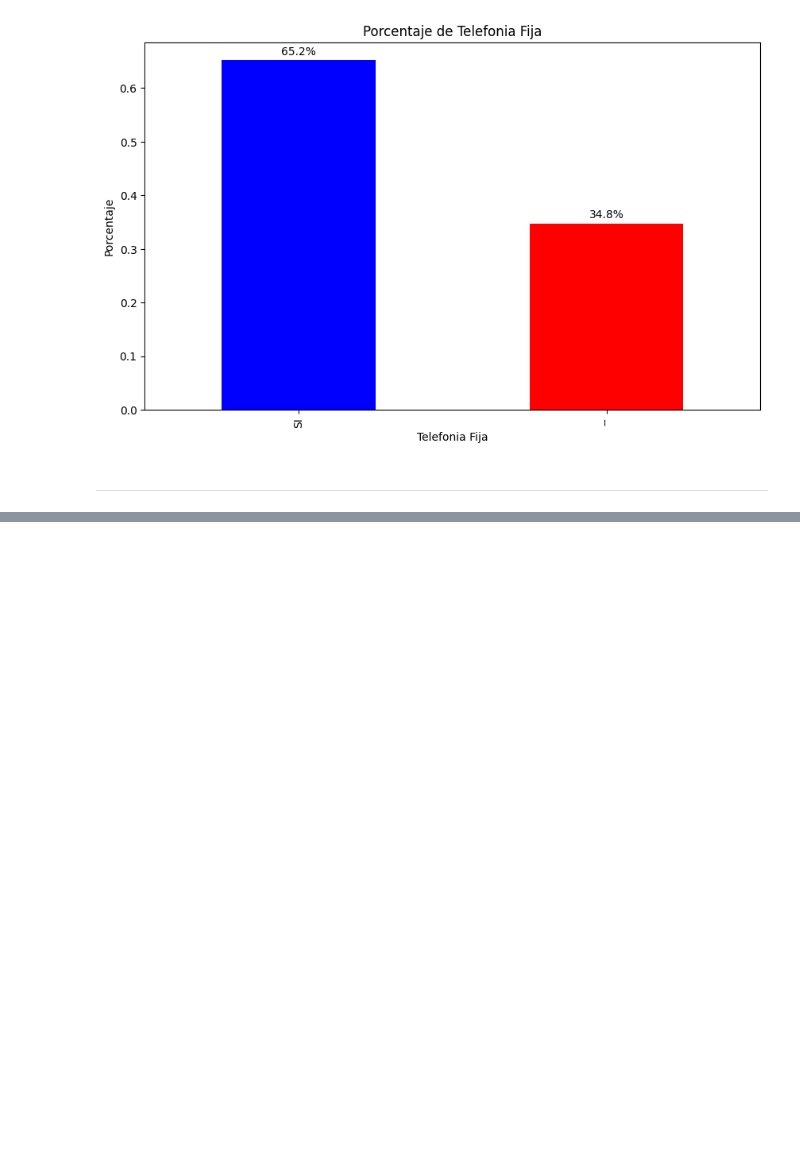
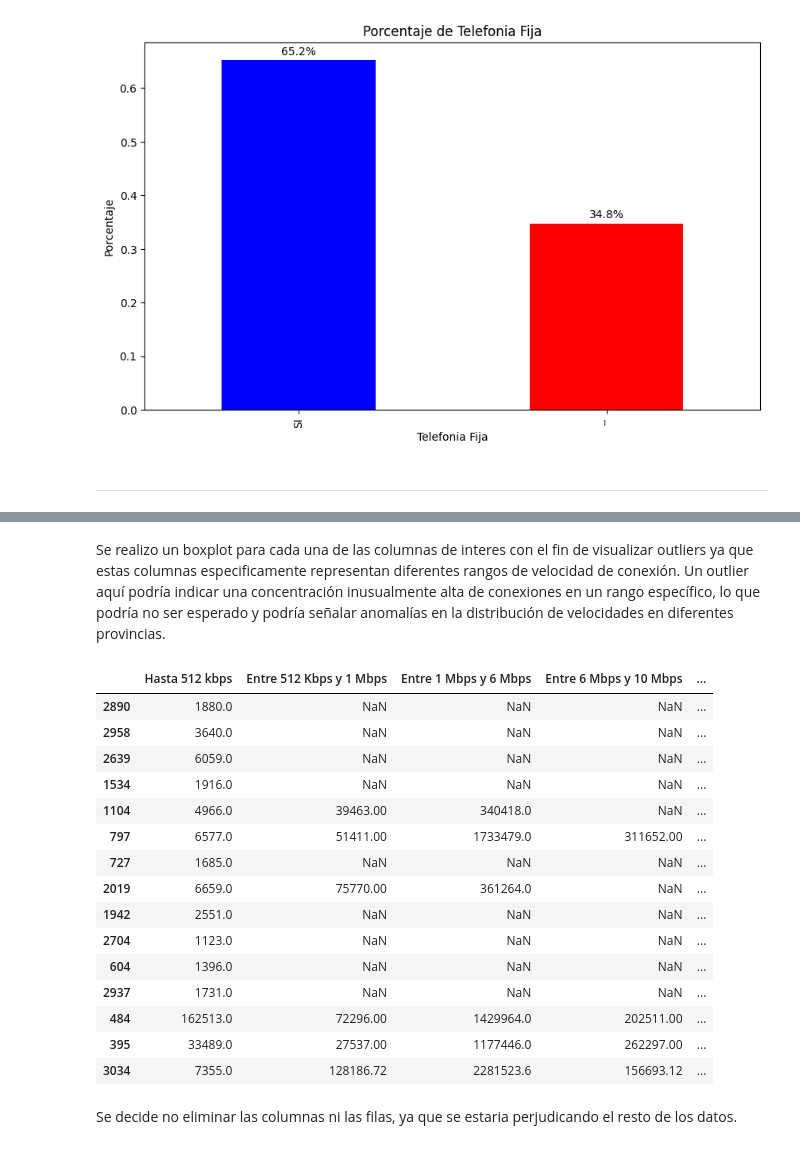
Before and after one commit to RomaDolcenera/PI2_enacom, a Jupyter notebook: EDA.ipynb, the cells around one changed output, grey strips where cells are left out. Drawn from its saved outputs; the diff is of its cells as text; code cells hidden in the pictures; blank space fills up the shorter version.

```diff
--- a/EDA.ipynb
+++ b/EDA.ipynb
@@ -549,0 +566,2 @@ plt.show()
+# %% [markdown]
+Se realizo un boxplot para cada una de las columnas de interes con el fin de visualizar outliers ya que estas columnas especificamente representan diferentes rangos de velocidad de conexión. Un outlier aquí podría indicar una concentración inusualmente alta de conexiones en un rango específico, lo que podría no ser esperado y podría señalar anomalías en la distribución de velocidades en diferentes provincias.
@@ -549,0 +580,22 @@ plt.show()
+# %%
+outliers = pd.read_csv('./outliers_detectados.csv')
+outliers.sample(15)
+# %% [output]
+|  | Hasta 512 kbps | Entre 512 Kbps y 1 Mbps | Entre 1 Mbps y 6 Mbps | Entre 6 Mbps y 10 Mbps | ... |
+| 2890 | 1880.0 | NaN | NaN | NaN | ... |
+| 2958 | 3640.0 | NaN | NaN | NaN | ... |
+| 2639 | 6059.0 | NaN | NaN | NaN | ... |
+| 1534 | 1916.0 | NaN | NaN | NaN | ... |
+| 1104 | 4966.0 | 39463.00 | 340418.0 | NaN | ... |
+| 797 | 6577.0 | 51411.00 | 1733479.0 | 311652.00 | ... |
+| 727 | 1685.0 | NaN | NaN | NaN | ... |
+| 2019 | 6659.0 | 75770.00 | 361264.0 | NaN | ... |
+| 1942 | 2551.0 | NaN | NaN | NaN | ... |
+| 2704 | 1123.0 | NaN | NaN | NaN | ... |
+| 604 | 1396.0 | NaN | NaN | NaN | ... |
+| 2937 | 1731.0 | NaN | NaN | NaN | ... |
+| 484 | 162513.0 | 72296.00 | 1429964.0 | 202511.00 | ... |
+| 395 | 33489.0 | 27537.00 | 1177446.0 | 262297.00 | ... |
+| 3034 | 7355.0 | 128186.72 | 2281523.6 | 156693.12 | ... |
+# %% [markdown]
+Se decide no eliminar las columnas ni las filas, ya que se estaria perjudicando el resto de los datos.
```
Also changed, not shown: parts of 24 cells of this notebook, 16 other files.
